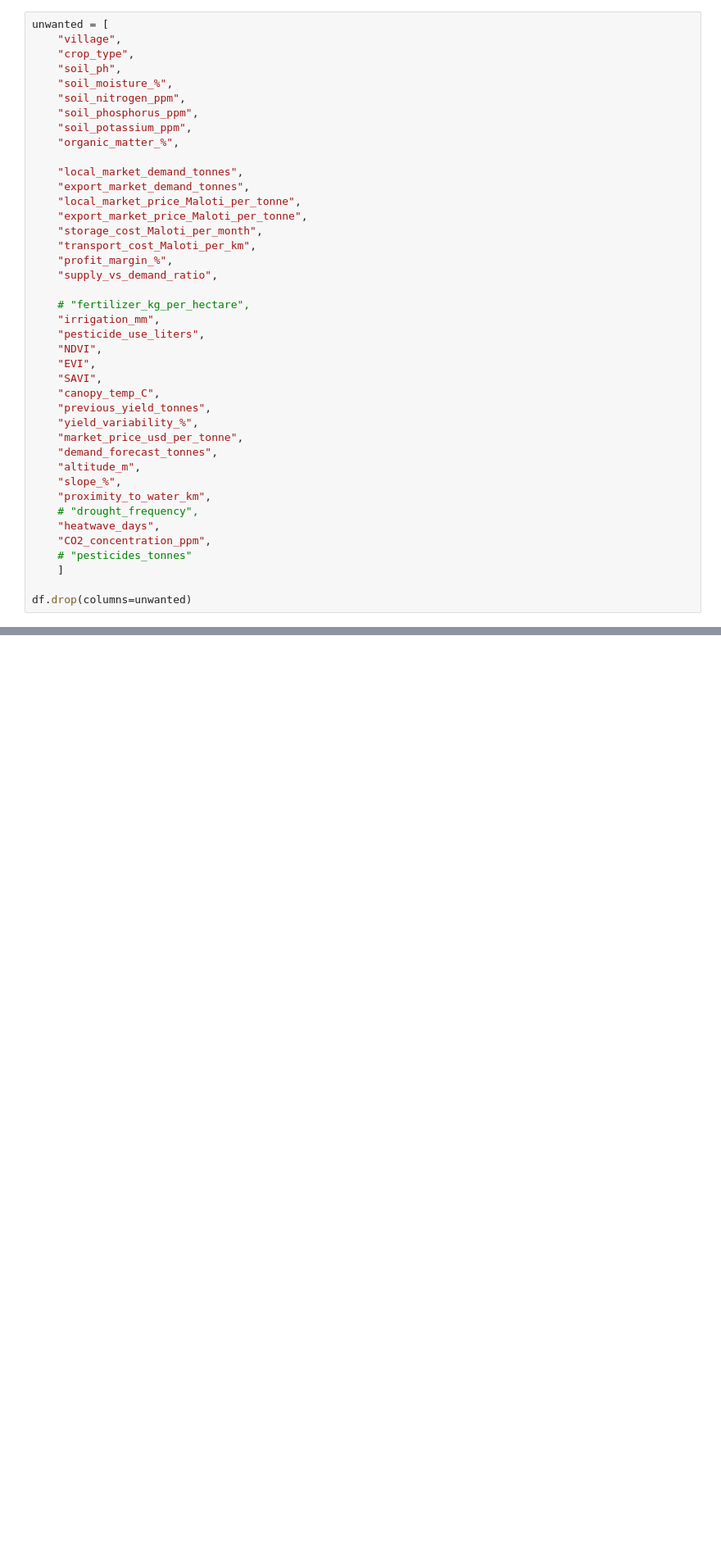
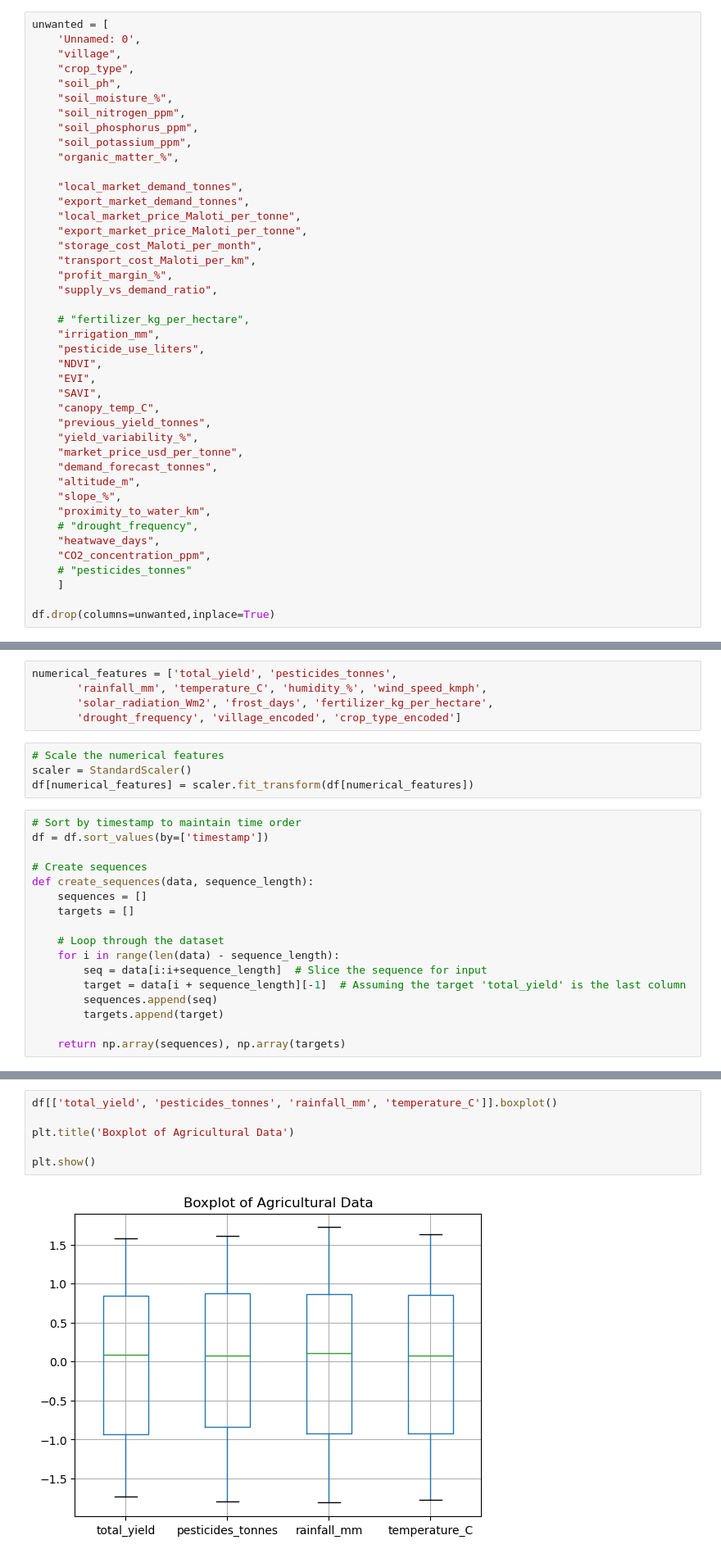
Before and after one commit to mrshelile/AgriVista, a Jupyter notebook: dataExtract1.ipynb, the cells around one changed output, grey strips where cells are left out. Shown: that part at 82% size. Drawn from its saved outputs; the diff is of its cells as text; blank space fills up the shorter version.

Commit message:
cleaning data

```diff
--- a/dataExtract1.ipynb
+++ b/dataExtract1.ipynb
@@ -41,6 +35,7 @@ df.head(2)
 # Drop unwanted Features
 # %%
 unwanted = [
+    'Unnamed: 0',
     "village",
     "crop_type",
     "soil_ph",
@@ -79,4 +74,4 @@ unwanted = [
     # "pesticides_tonnes"
     ]
 
-df.drop(columns=unwanted)
+df.drop(columns=unwanted,inplace=True)
@@ -96,0 +86,26 @@ df.drop(columns=unwanted)
+# %%
+numerical_features = ['total_yield', 'pesticides_tonnes',
+       'rainfall_mm', 'temperature_C', 'humidity_%', 'wind_speed_kmph',
+       'solar_radiation_Wm2', 'frost_days', 'fertilizer_kg_per_hectare',
+       'drought_frequency', 'village_encoded', 'crop_type_encoded']
+# %%
+# Scale the numerical features
+scaler = StandardScaler()
+df[numerical_features] = scaler.fit_transform(df[numerical_features])
+# %%
+# Sort by timestamp to maintain time order
+df = df.sort_values(by=['timestamp'])
+
+# Create sequences
+def create_sequences(data, sequence_length):
+    sequences = []
+    targets = []
+
+    # Loop through the dataset
+    for i in range(len(data) - sequence_length):
+        seq = data[i:i+sequence_length]  # Slice the sequence for input
+        target = data[i + sequence_length][-1]  # Assuming the target 'total_yield' is the last column
+        sequences.append(seq)
+        targets.append(target)
+
+    return np.array(sequences), np.array(targets)
@@ -96,0 +156,8 @@ df.drop(columns=unwanted)
+# %%
+df[['total_yield', 'pesticides_tonnes', 'rainfall_mm', 'temperature_C']].boxplot()
+
+plt.title('Boxplot of Agricultural Data')
+
+plt.show()
+# %% [output]
+[figure, added]
```
Also changed, not shown: parts of 17 cells of this notebook.
